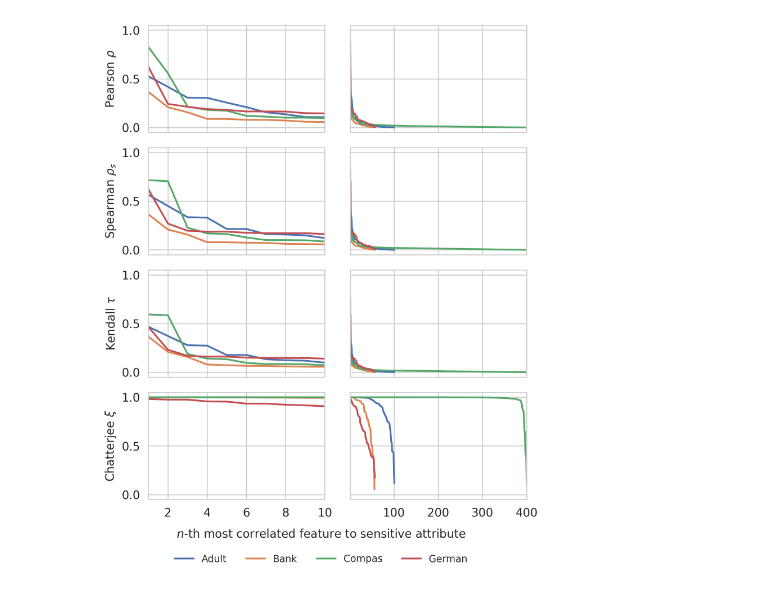
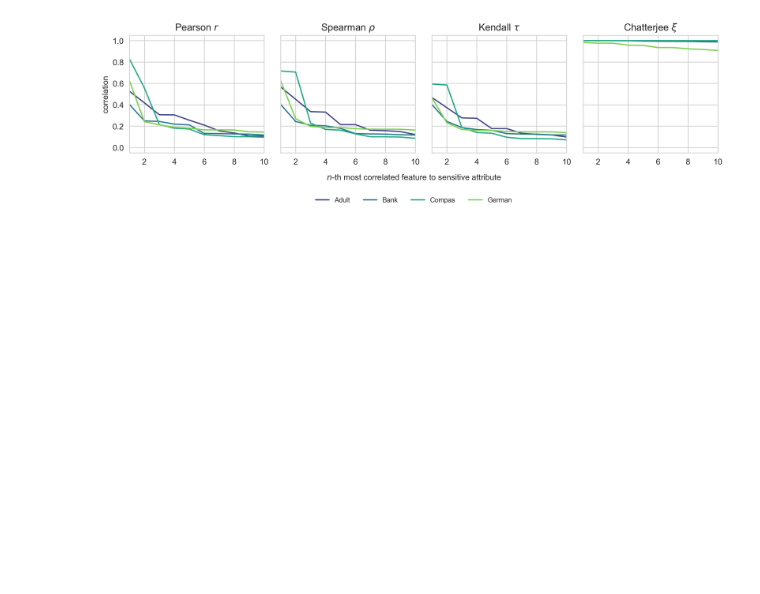
Before and after one commit to sabia-pesc/statistical-dependency-regularization, a Jupyter notebook: notebooks/dataset_metrics/dataset_metrics.ipynb, the cells around one changed output. Cells and saved outputs as stored; diff of their text form; code cells hidden in the pictures; blank space fills up the shorter version.

Commit message:
updating correlation plots

```diff
--- a/notebooks/dataset_metrics/dataset_metrics.ipynb
+++ b/notebooks/dataset_metrics/dataset_metrics.ipynb
@@ -44,7 +42,7 @@ def get_sorted_corr(dataset, correlation_function, target_feature_index):
 dataset_info = []
 datasets_names = ['Adult', 'Bank', 'Compas', 'German']
 correlation_functions = [pearsonr, spearmanr, kendalltau, xicorr]
-correlation_names = ['Pearson $\\rho$', 'Spearman $\\rho_s$', 'Kendall $\\tau$', 'Chatterjee $\\xi$']
+correlation_names = ['Pearson $r$', 'Spearman $\\rho$', 'Kendall $\\tau$', 'Chatterjee $\\xi$']
 for correlation_function, correlation_name in zip(correlation_functions, correlation_names):
     for dataset_reader, dataset_name in zip(datasets, datasets_names):
         dataset_expanded_train, dataset_train, dataset_val, dataset_test, unprivileged_groups, privileged_groups, sens_attr = dataset_reader(shuffle=False)
@@ -191,39 +216,69 @@ for info in dataset_info:
 
 plot_df = pd.DataFrame(plot_data)
 # %%
-fig, axes = plt.subplots(4, 2, figsize=(5.5, 7), sharey=True, sharex='col')
+correlation_names = ['Pearson $r$', 'Spearman $\\rho$', 'Kendall $\\tau$', 'Chatterjee $\\xi$']
+datasets_names = ['Adult', 'Bank', 'Compas', 'German']
+viridis_colors = sns.color_palette('viridis', n_colors=len(datasets_names))
 
-correlation_names = ['Pearson $\\rho$', 'Spearman $\\rho_s$', 'Kendall $\\tau$', 'Chatterjee $\\xi$']
-xlims = ['1-10', '1-400']
+# Plot 1: four correlation types, range 1-10, in a single row
+fig1, axes1 = plt.subplots(1, 4, figsize=(11, 3), sharey=True)
 
-# Variável para capturar os handles e labels da legenda
 handles, labels = None, None
 
 for i, correlation_name in enumerate(correlation_names):
-    for j, xlim in enumerate(xlims):
-        ax = axes[i, j]
-        subset = plot_df[(plot_df['correlation_function'] == correlation_name) & (plot_df['xlim'] == xlim)]
-        sns.lineplot(data=subset, x='feature_index', y='correlation_value', hue='dataset_name', ax=ax, palette='deep')
+    ax = axes1[i]
+    subset = plot_df[(plot_df['correlation_function'] == correlation_name) & (plot_df['xlim'] == '1-10')]
+    sns.lineplot(
+        data=subset,
+        x='feature_index',
+        y='correlation_value',
+        hue='dataset_name',
+        ax=ax,
+        palette=viridis_colors,
+        linewidth=1.5
+    )
+    if handles is None and labels is None:
+        handles, labels = ax.get_legend_handles_labels()
+    ax.set_xlim(1, 10)
+    ax.set_title(correlation_name)
+    ax.set_xlabel('')
+    ax.set_ylabel('')
+    ax.legend_.remove()
 
-        # Captura handles e labels da primeira subplot para usar na legenda global
-        if handles is None and labels is None:
-            handles, labels = ax.get_legend_handles_labels()
+axes1[0].set_ylabel('correlation')
+fig1.text(0.5, 0.05, r'$n$-th most correlated feature to sensitive attribute', ha='center')
 
-        ax.set_xlim(1, 10 if xlim == '1-10' else 400)
-        ax.set_ylabel(f'{correlation_name}')
-        ax.legend_.remove()  # Remove a legenda individual
-        ax.set_xlabel('')
-        ax.set_title('')
+fig1.legend(handles, labels, loc='lower center', bbox_to_anchor=(0.5, -0.12),
+            ncol=len(labels), fontsize='small', frameon=False)
 
-fig.text(0.5, 0.1, r'$n$-th most correlated feature to sensitive attribute', ha='center')
+plt.tight_layout(rect=[0, 0.08, 1, 1])
+plt.savefig('plots/dataset_correlation_top10.png', bbox_inches='tight')
+plt.savefig('plots/dataset_correlation_top10.pdf', bbox_inches='tight')
+plt.show()
 
-fig.legend(handles, labels, loc='lower center', bbox_to_anchor=(0.5, 0.04),
-           ncol=len(labels), fontsize='small', frameon=False)
+# Plot 2: only Chatterjee, range 1-400
+fig2, ax2 = plt.subplots(1, 1, figsize=(6, 4))
 
-# Ajusta o layout para acomodar a legenda
-plt.tight_layout(rect=[0, 0.11, 1, 1])
-plt.savefig('plots/dataset_correlation_plots.png', bbox_inches='tight')
-plt.savefig('plots/dataset_correlation_plots.pdf', bbox_inches='tight')
+subset_chatterjee = plot_df[
+    (plot_df['correlation_function'] == 'Chatterjee $\\xi$') &
+    (plot_df['xlim'] == '1-400')
+]
+sns.lineplot(
+    data=subset_chatterjee,
+    x='feature_index',
+    y='correlation_value',
+    hue='dataset_name',
+    ax=ax2,
+    palette=viridis_colors,
+    linewidth=1.5
+)
+ax2.set_xlim(1, 400)
+ax2.set_xlabel( r'$n$-th most correlated feature to sensitive attribute')
+ax2.set_ylabel('Chatterjee $\\xi$')
+
+plt.tight_layout()
+plt.savefig('plots/dataset_correlation_chatterjee400.png', bbox_inches='tight')
+plt.savefig('plots/dataset_correlation_chatterjee400.pdf', bbox_inches='tight')
 plt.show()
 # %% [output]
-[figure, old version]
+[figure, new version]
```
Also changed, not shown: parts of 3 cells of this notebook, 16 other files.
